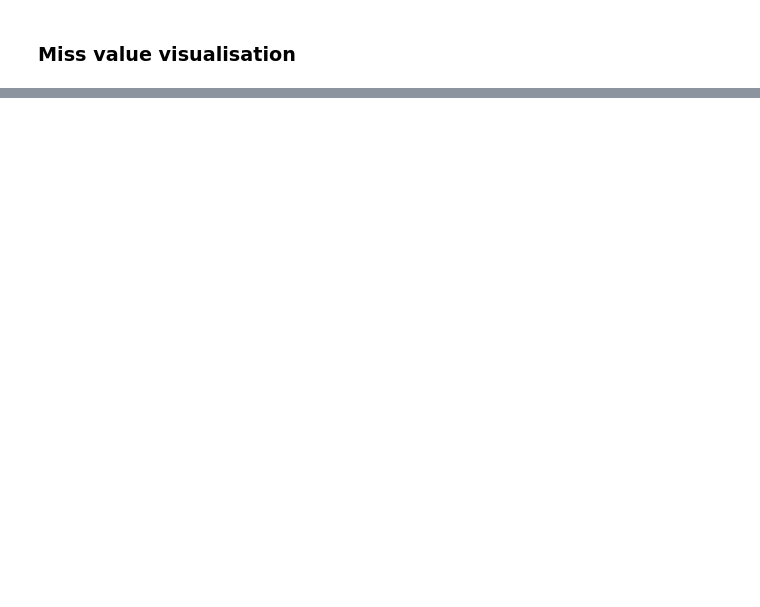
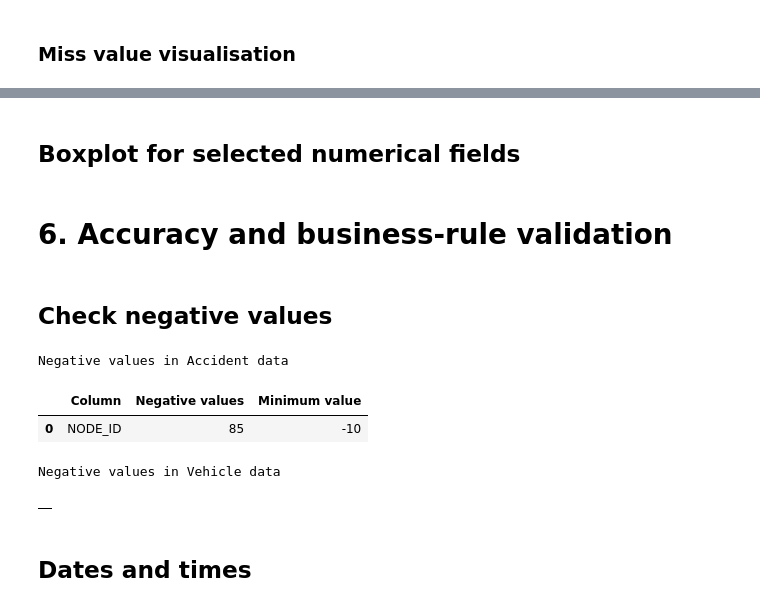
Before and after one commit to goku123-png/IAB353-Data-Analytics-for-Enterprise-Systems, a Jupyter notebook: Iab353.ipynb, the cells around one changed output, grey strips where cells are left out. Cells and saved outputs as stored; diff of their text form; code cells hidden in the pictures; blank space fills up the shorter version.

```diff
--- a/Iab353.ipynb
+++ b/Iab353.ipynb
@@ -419,0 +856,2 @@ plot_missing_values(
+# %% [markdown]
+## Boxplot for selected numerical fields
@@ -419,0 +886,39 @@ plot_missing_values(
+# %% [markdown]
+# 6. Accuracy and business-rule validation
+# %% [markdown]
+## Check negative values
+# %%
+def negative_value_profile(df):
+    results = []
+
+    for column in df.columns:
+        numeric = pd.to_numeric(
+            df[column],
+            errors="coerce"
+        )
+
+        negative_count = (numeric < 0).sum()
+
+        if negative_count > 0:
+            results.append({
+                "Column": column,
+                "Negative values": int(negative_count),
+                "Minimum value": numeric.min()
+            })
+
+    return pd.DataFrame(results)
+
+
+print("Negative values in Accident data")
+display(negative_value_profile(accident))
+
+print("Negative values in Vehicle data")
+display(negative_value_profile(vehicle))
+# %% [output]
+Negative values in Accident data
+|  | Column | Negative values | Minimum value |
+| 0 | NODE_ID | 85 | -10 |
+Negative values in Vehicle data
+|  |
+# %% [markdown]
+## Dates and times
```
Also changed, not shown: parts of 20 cells of this notebook, 2 other files.
